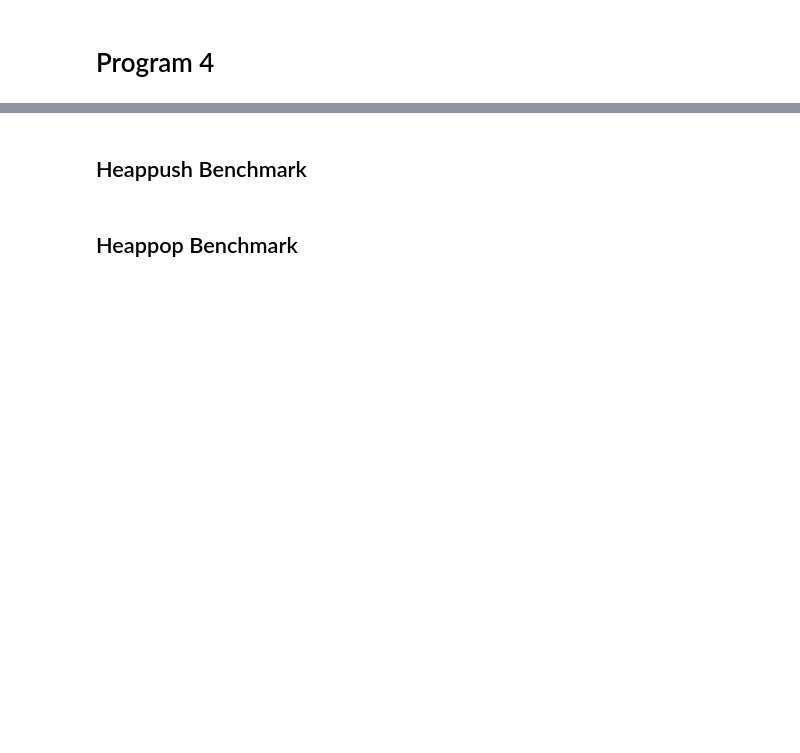
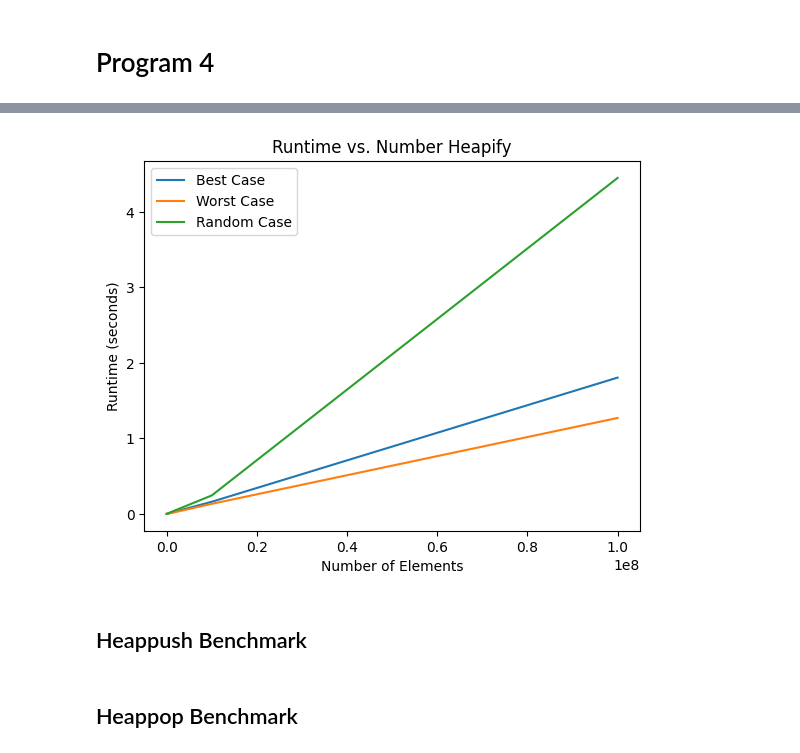
Before and after one commit to littond/CSC3310-Program4, a Jupyter notebook: Program4.ipynb, the cells around one changed output, grey strips where cells are left out. Cells and saved outputs as stored; diff of their text form; code cells hidden in the pictures; blank space fills up the shorter version.

Commit message:
Started the heapify benchmarking

```diff
--- a/Program4.ipynb
+++ b/Program4.ipynb
@@ -5,3 +42,48 @@
+# %%
+def benchmark_heapify(elements):
+    """
+    Returns the runtime of the heapify algorithm for the elements passed in
+    """
+    start = time.time()
+    heapq.heapify(elements)
+    end = time.time()
+    return end - start
+# %%
+def calculate_run_times_heapify(num_elements, type):
+    """
+    Returns a list of run times for every element passed in the num_elements list
+    Type: best / worst / random case
+    """
+
+    generate_input = generate_best_case_input
+    if type == "worst":
+        generate_input = generate_worst_case_input
+    if type == "random":
+        generate_input = generate_random_case_input
+
+
+    run_times = []
+    for n in num_elements:
+        input = generate_input(n)
+        run_times.append(benchmark_heapify(input))
+
+    return run_times
+# %%
+elements_to_test = [10, 100, 1000, 10000, 100000, 1000000, 10000000, 100000000]
+heapify_best_case = calculate_run_times_heapify(elements_to_test, "best")
+heapify_worst_case = calculate_run_times_heapify(elements_to_test, "worst")
+heapify_random_case = calculate_run_times_heapify(elements_to_test, "random")
+# %%
+plt.plot(elements_to_test, heapify_best_case, label="Best Case")
+plt.plot(elements_to_test, heapify_worst_case, label="Worst Case")
+plt.plot(elements_to_test, heapify_random_case, label="Random Case")
+plt.xlabel('Number of Elements')
+plt.ylabel('Runtime (seconds)')
+plt.title('Runtime vs. Number Heapify')
+plt.legend()
+plt.show()
+# %% [output]
+[figure, added]
 # %% [markdown]
 ## Heappush Benchmark
 # %% [markdown]
```
Also changed, not shown: parts of 5 cells of this notebook.
